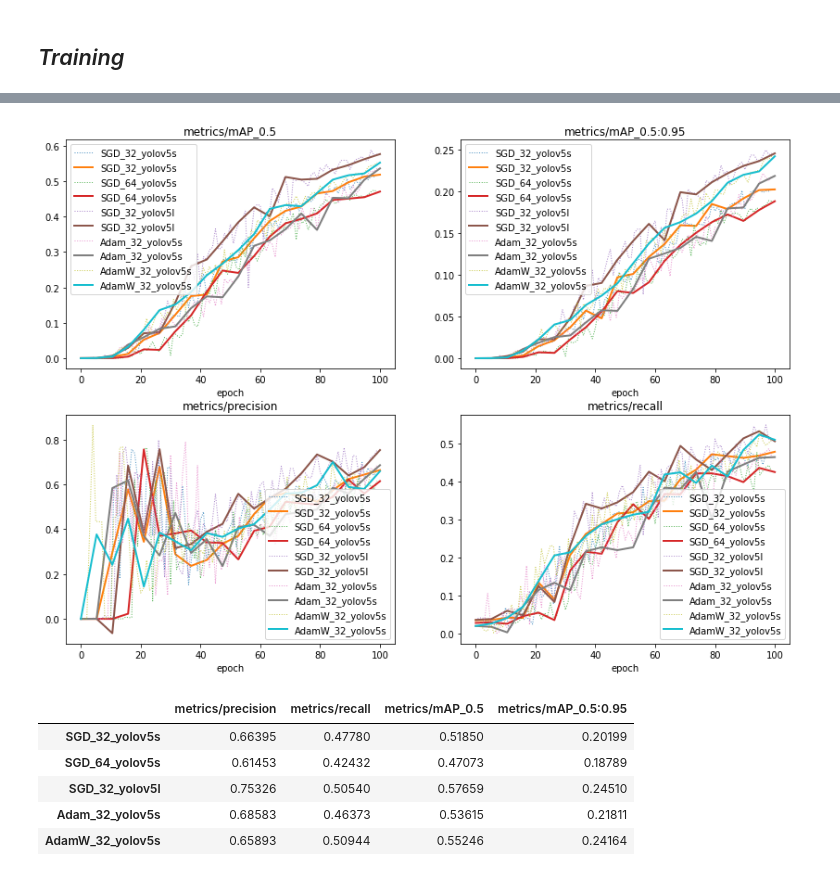
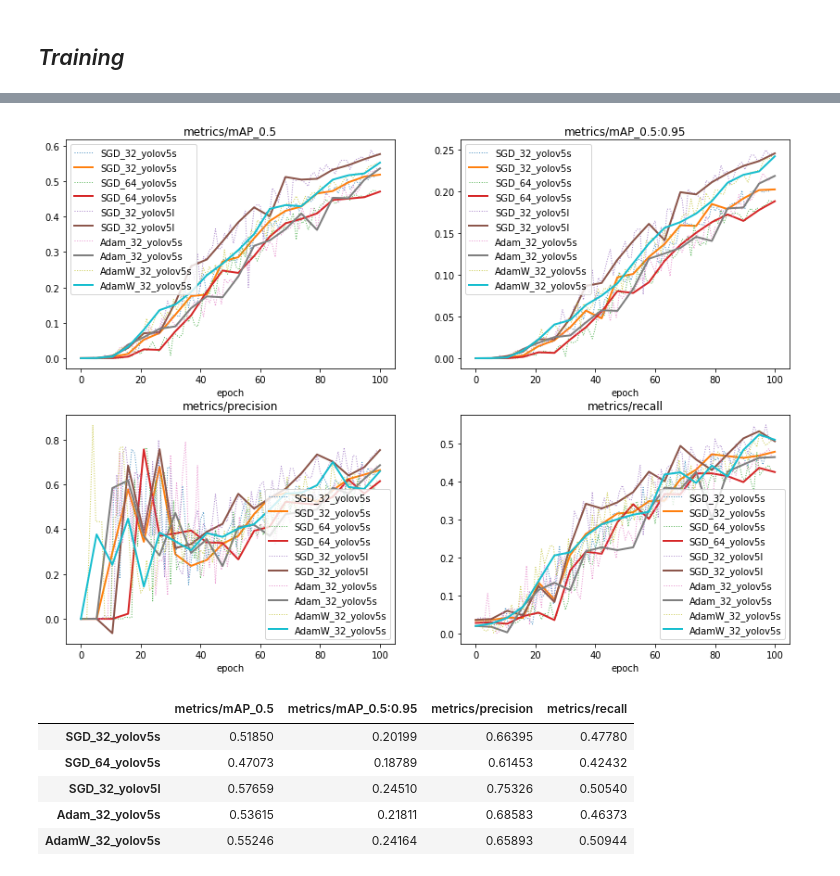
Before and after one commit to dujest/yolov5-project-1, a Jupyter notebook: yolov5-p1.ipynb, the cells around one changed output, grey strips where cells are left out. Cells and saved outputs as stored; diff of their text form; code cells hidden in the pictures.

```diff
--- a/yolov5-p1.ipynb
+++ b/yolov5-p1.ipynb
@@ -86,5 +135,5 @@ display.Image(filename='runs/detect/exp3/beach.jpg', width=700)
 # %%
-path_list = {'SGD_32_yolov5s'   : '../train/SGD/exp/results.csv',
+path_dict = {'SGD_32_yolov5s'   : '../train/SGD/exp/results.csv',
              'SGD_64_yolov5s'   : '../train/SGD/exp2/results.csv',
              'SGD_32_yolov5l'   : '../train/SGD/exp3/results.csv',
              'Adam_32_yolov5s'  : '../train/Adam/exp/results.csv',
@@ -120,12 +183,19 @@ def metrics_plotting(path_list, num):
         plt.legend()
     plt.show()
 # %%
-def metrics_table(path_list):
-    for n, path in enumerate(path_list):
-        train_data = pd.read_csv(path_list[path], sep=',', header=0, skipinitialspace=True)
+# helper function for table display of metrics values for training runs in path dictionary
+def metrics_table(path_dict):
+    for n, path in enumerate(path_dict):
+        train_data = pd.read_csv(path_dict[path], sep=',', header=0, skipinitialspace=True)
+
+        # rename the end row index with the path key in the path dictionary
         train_data.rename(index={len(train_data)-1 : path}, inplace=True)
-        train_metrics = train_data.iloc[:, [4, 5, 6, 7]]
+
+        # locate the metrics columns and extract the values for the last epoch
+        train_metrics = train_data.loc[:, metrics_list]
         comparison_data = train_metrics.tail(1)
+
+        # for multiple runs, concatenate the metrics values
         if n == 0:
             comparsion_table = pd.concat([comparison_data])
         else:
@@ -133,13 +203,13 @@ def metrics_table(path_list):
 
     return comparsion_table
 # %%
-metrics_plotting(path_list=path_list, num=20)
-metrics_table(path_list=path_list)
+metrics_plotting(path_dict=path_dict, num=20)
+metrics_table(path_dict=path_dict)
 # %% [output]
 [figure]
-|  | metrics/precision | metrics/recall | metrics/mAP_0.5 | metrics/mAP_0.5:0.95 |
-| SGD_32_yolov5s | 0.66395 | 0.47780 | 0.51850 | 0.20199 |
-| SGD_64_yolov5s | 0.61453 | 0.42432 | 0.47073 | 0.18789 |
-| SGD_32_yolov5l | 0.75326 | 0.50540 | 0.57659 | 0.24510 |
-| Adam_32_yolov5s | 0.68583 | 0.46373 | 0.53615 | 0.21811 |
-| AdamW_32_yolov5s | 0.65893 | 0.50944 | 0.55246 | 0.24164 |
+|  | metrics/mAP_0.5 | metrics/mAP_0.5:0.95 | metrics/precision | metrics/recall |
+| SGD_32_yolov5s | 0.51850 | 0.20199 | 0.66395 | 0.47780 |
+| SGD_64_yolov5s | 0.47073 | 0.18789 | 0.61453 | 0.42432 |
+| SGD_32_yolov5l | 0.57659 | 0.24510 | 0.75326 | 0.50540 |
+| Adam_32_yolov5s | 0.53615 | 0.21811 | 0.68583 | 0.46373 |
+| AdamW_32_yolov5s | 0.55246 | 0.24164 | 0.65893 | 0.50944 |
```
Also changed, not shown: parts of 9 cells of this notebook.
